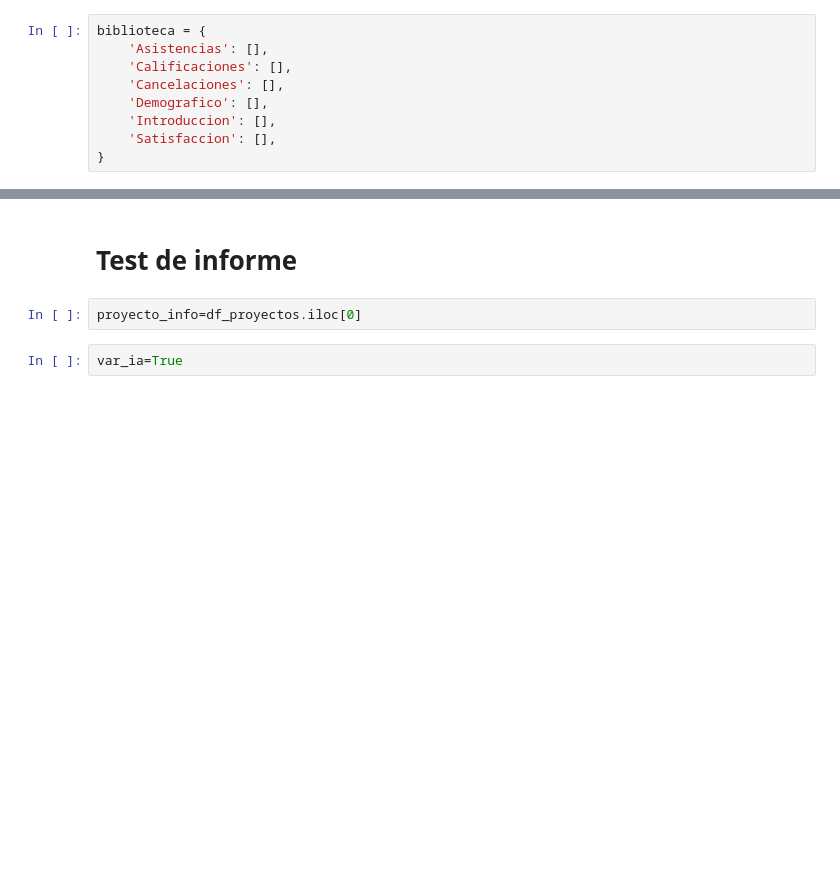
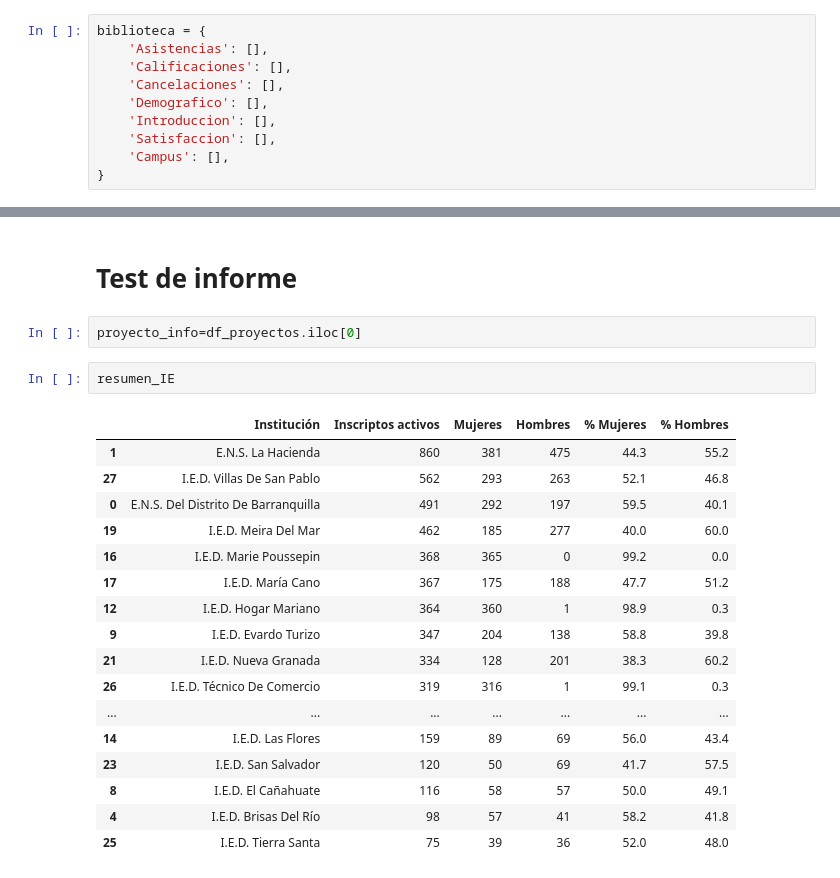
Before and after one commit to Crack-The-Code-Data/Resumen-automatico-de-cierre-de-proyectos, a Jupyter notebook: Notebook.ipynb, the cells around one changed output, grey strips where cells are left out. Saved outputs shown, nothing was run; the diff lists cells and outputs as text; blank space fills up the shorter version.

```diff
--- a/Notebook.ipynb
+++ b/Notebook.ipynb
@@ -982,6 +990,7 @@ biblioteca = {
     'Demografico': [],
     'Introduccion': [],
     'Satisfaccion': [],
+    'Campus': [],
 }
 # %% [markdown]
 # Caracteristicas del proyecto
@@ -2585,8 +2623,26 @@ Total de items en biblioteca: 26
 # Test de informe
 # %%
 proyecto_info=df_proyectos.iloc[0]
-# %%
-var_ia=True
+# %%
+resumen_IE
+# %% [output]
+|  | Institución | Inscriptos activos | Mujeres | Hombres | % Mujeres | % Hombres |
+| 1 | E.N.S. La Hacienda | 860 | 381 | 475 | 44.3 | 55.2 |
+| 27 | I.E.D. Villas De San Pablo | 562 | 293 | 263 | 52.1 | 46.8 |
+| 0 | E.N.S. Del Distrito De Barranquilla | 491 | 292 | 197 | 59.5 | 40.1 |
+| 19 | I.E.D. Meira Del Mar | 462 | 185 | 277 | 40.0 | 60.0 |
+| 16 | I.E.D. Marie Poussepin | 368 | 365 | 0 | 99.2 | 0.0 |
+| 17 | I.E.D. María Cano | 367 | 175 | 188 | 47.7 | 51.2 |
+| 12 | I.E.D. Hogar Mariano | 364 | 360 | 1 | 98.9 | 0.3 |
+| 9 | I.E.D. Evardo Turizo | 347 | 204 | 138 | 58.8 | 39.8 |
+| 21 | I.E.D. Nueva Granada | 334 | 128 | 201 | 38.3 | 60.2 |
+| 26 | I.E.D. Técnico De Comercio | 319 | 316 | 1 | 99.1 | 0.3 |
+| ... | ... | ... | ... | ... | ... | ... |
+| 14 | I.E.D. Las Flores | 159 | 89 | 69 | 56.0 | 43.4 |
+| 23 | I.E.D. San Salvador | 120 | 50 | 69 | 41.7 | 57.5 |
+| 8 | I.E.D. El Cañahuate | 116 | 58 | 57 | 50.0 | 49.1 |
+| 4 | I.E.D. Brisas Del Río | 98 | 57 | 41 | 58.2 | 41.8 |
+| 25 | I.E.D. Tierra Santa | 75 | 39 | 36 | 52.0 | 48.0 |
 # %%
 # GENERACIÓN DE DOCUMENTO WORD CON WORD.PY
 
```
Also changed, not shown: parts of 27 cells of this notebook, 7 other files.
